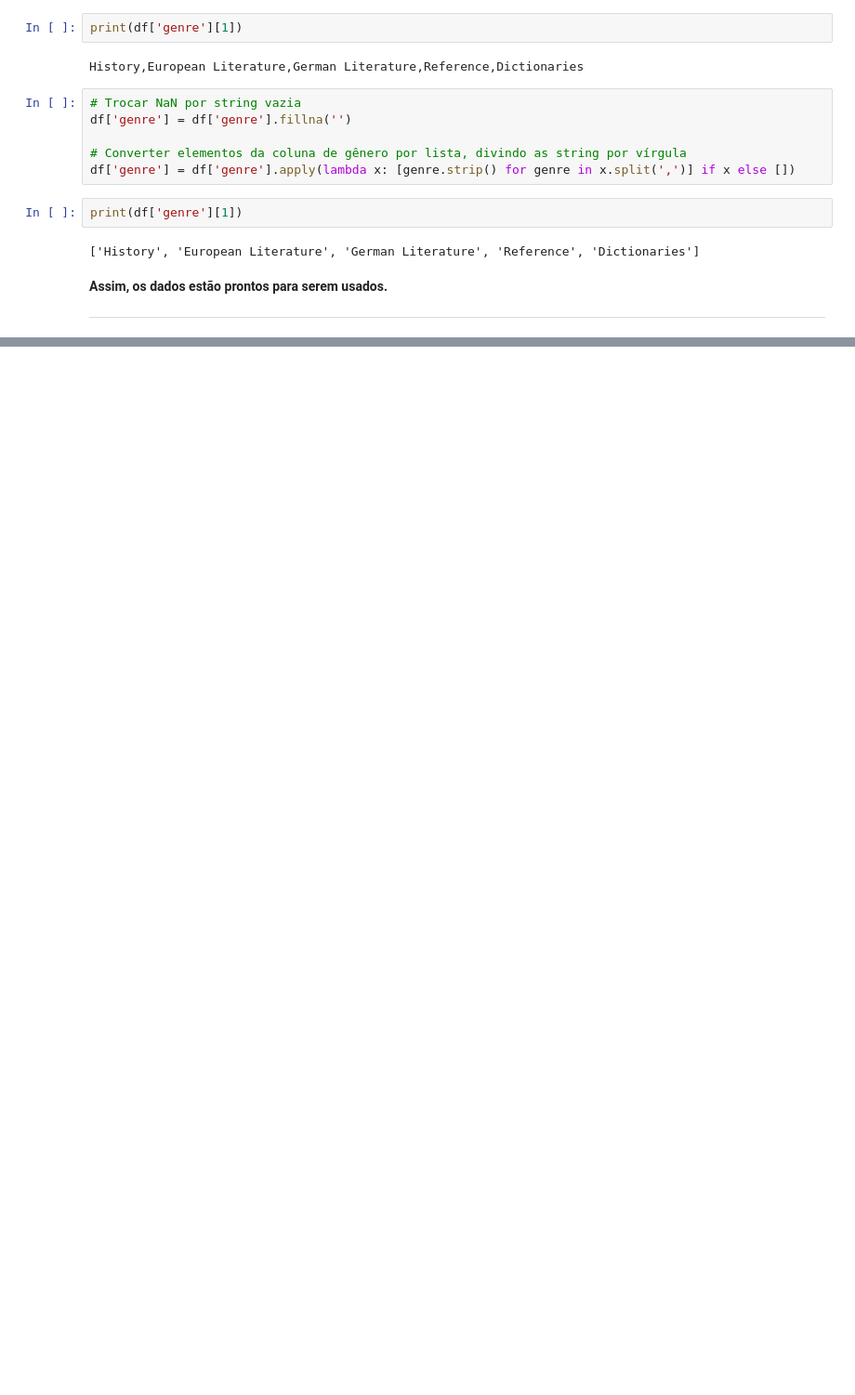
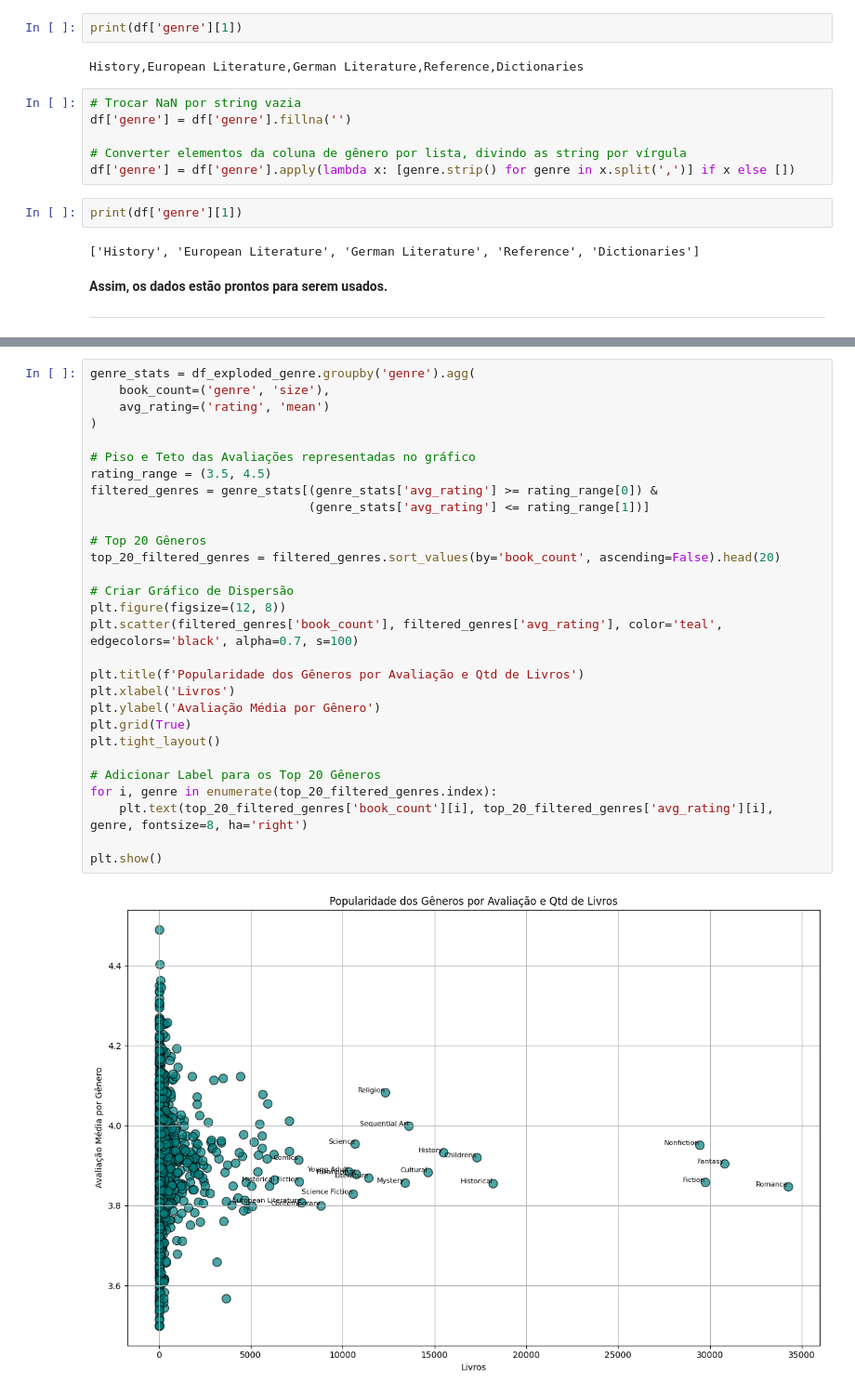
Before and after one commit to uchoagab/Desafio-DataScience-ML, a Jupyter notebook: Desafio2_VLab.ipynb, the cells around one changed output, grey strips where cells are left out. Shown: that part at 93% size. Cells and saved outputs as stored; diff of their text form; blank space fills up the shorter version.

```diff
--- a/Desafio2_VLab.ipynb
+++ b/Desafio2_VLab.ipynb
@@ -122,0 +219,31 @@ print(df['genre'][1])
+# %%
+genre_stats = df_exploded_genre.groupby('genre').agg(
+    book_count=('genre', 'size'),
+    avg_rating=('rating', 'mean')
+)
+
+# Piso e Teto das Avaliações representadas no gráfico
+rating_range = (3.5, 4.5)
+filtered_genres = genre_stats[(genre_stats['avg_rating'] >= rating_range[0]) &
+                              (genre_stats['avg_rating'] <= rating_range[1])]
+
+# Top 20 Gêneros
+top_20_filtered_genres = filtered_genres.sort_values(by='book_count', ascending=False).head(20)
+
+# Criar Gráfico de Dispersão
+plt.figure(figsize=(12, 8))
+plt.scatter(filtered_genres['book_count'], filtered_genres['avg_rating'], color='teal', edgecolors='black', alpha=0.7, s=100)
+
+plt.title(f'Popularidade dos Gêneros por Avaliação e Qtd de Livros')
+plt.xlabel('Livros')
+plt.ylabel('Avaliação Média por Gênero')
+plt.grid(True)
+plt.tight_layout()
+
+# Adicionar Label para os Top 20 Gêneros
+for i, genre in enumerate(top_20_filtered_genres.index):
+    plt.text(top_20_filtered_genres['book_count'][i], top_20_filtered_genres['avg_rating'][i], genre, fontsize=8, ha='right')
+
+plt.show()
+# %% [output]
+[figure, added]
```
Also changed, not shown: parts of 16 cells of this notebook.
